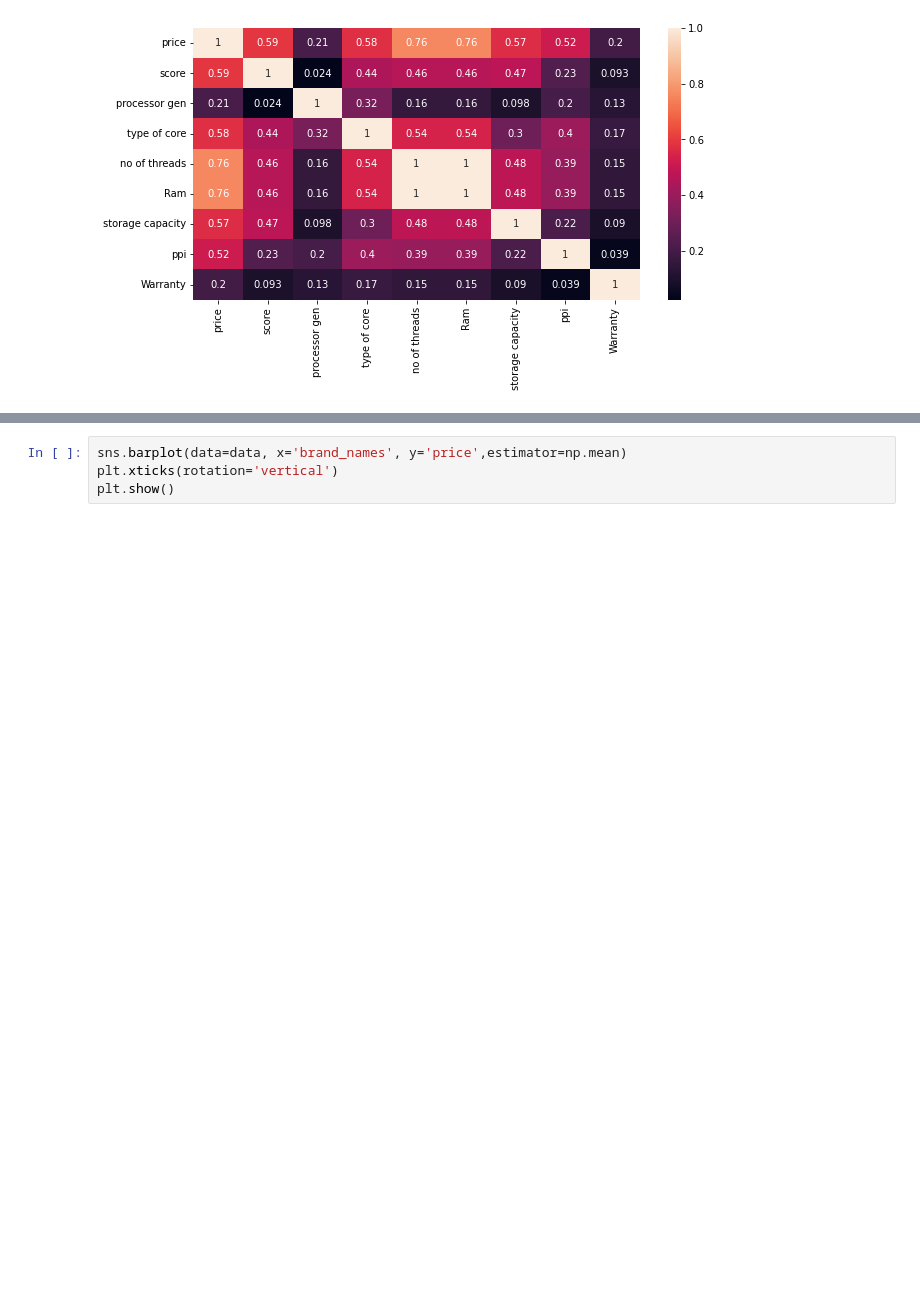
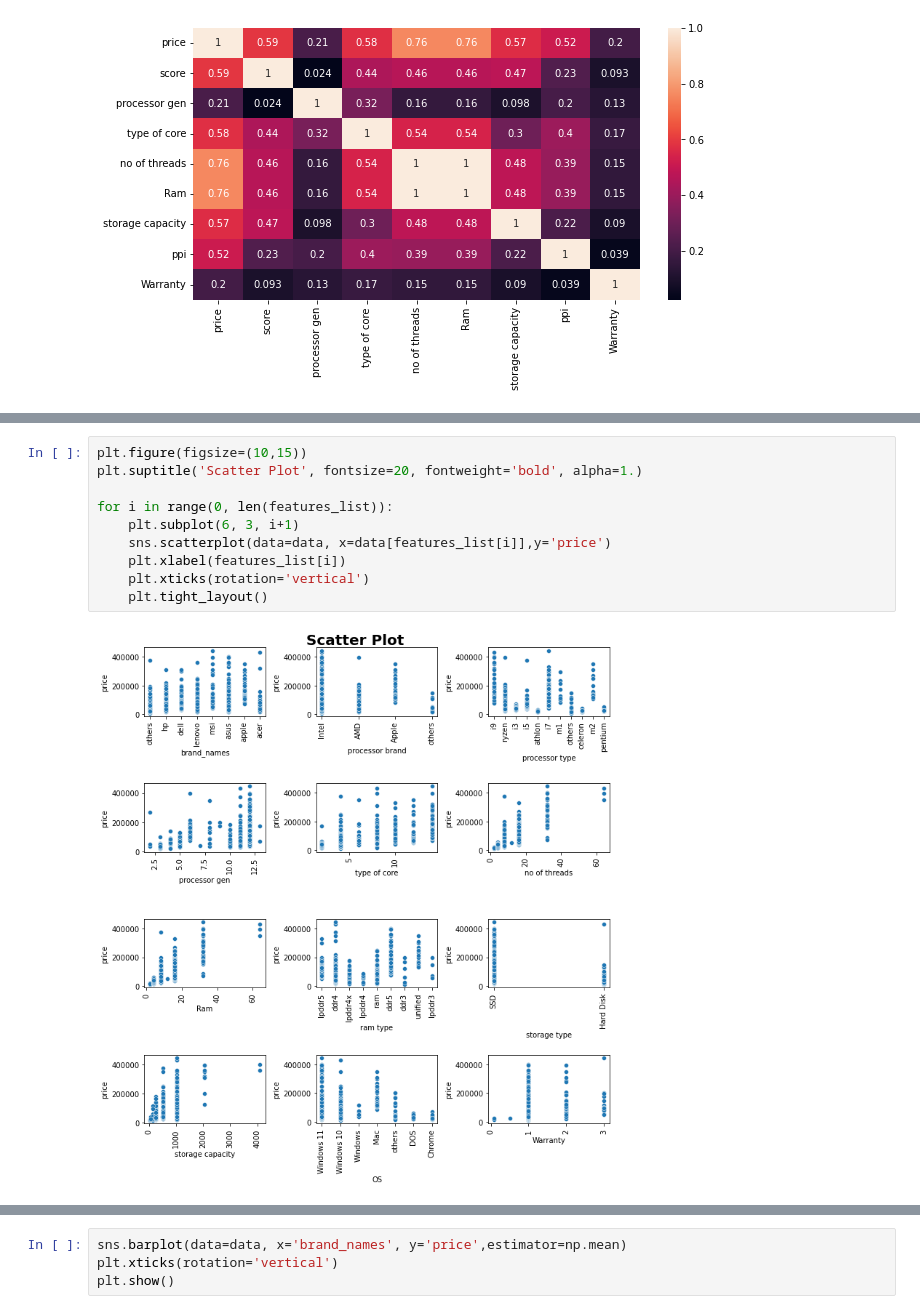
Before and after one commit to anktd23/laptop-price-prediction, a Jupyter notebook: EDA/EDA.ipynb, the cells around one changed output, grey strips where cells are left out. Saved outputs shown, nothing was run; the diff lists cells and outputs as text; blank space fills up the shorter version.

```diff
--- a/EDA/EDA.ipynb
+++ b/EDA/EDA.ipynb
@@ -299,0 +371,12 @@ plt.show()
+# %%
+plt.figure(figsize=(10,15))
+plt.suptitle('Scatter Plot', fontsize=20, fontweight='bold', alpha=1.)
+
+for i in range(0, len(features_list)):
+    plt.subplot(6, 3, i+1)
+    sns.scatterplot(data=data, x=data[features_list[i]],y='price')
+    plt.xlabel(features_list[i])
+    plt.xticks(rotation='vertical')
+    plt.tight_layout()
+# %% [output]
+[figure, added]
```
Also changed, not shown: parts of 86 cells of this notebook, 2 other files.
